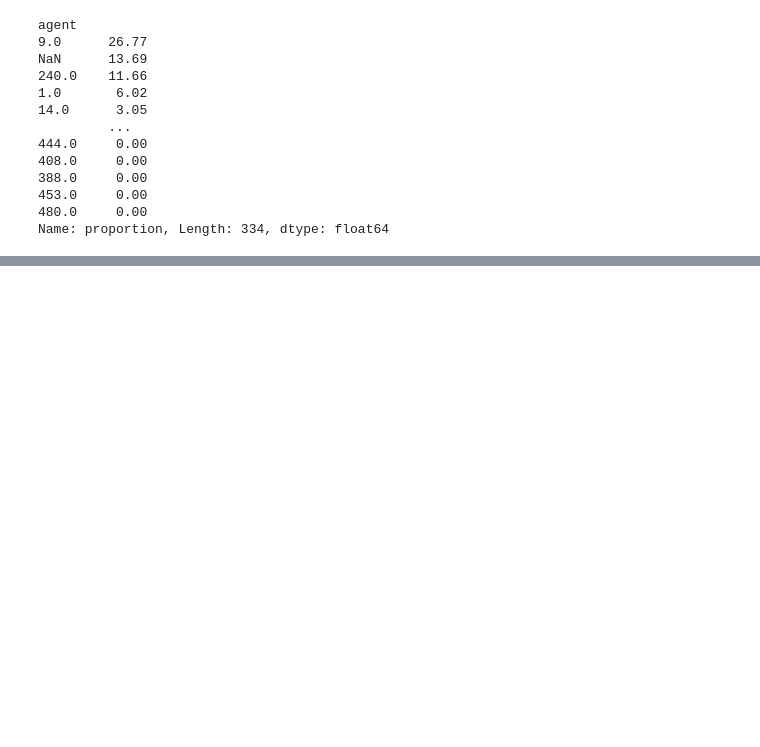
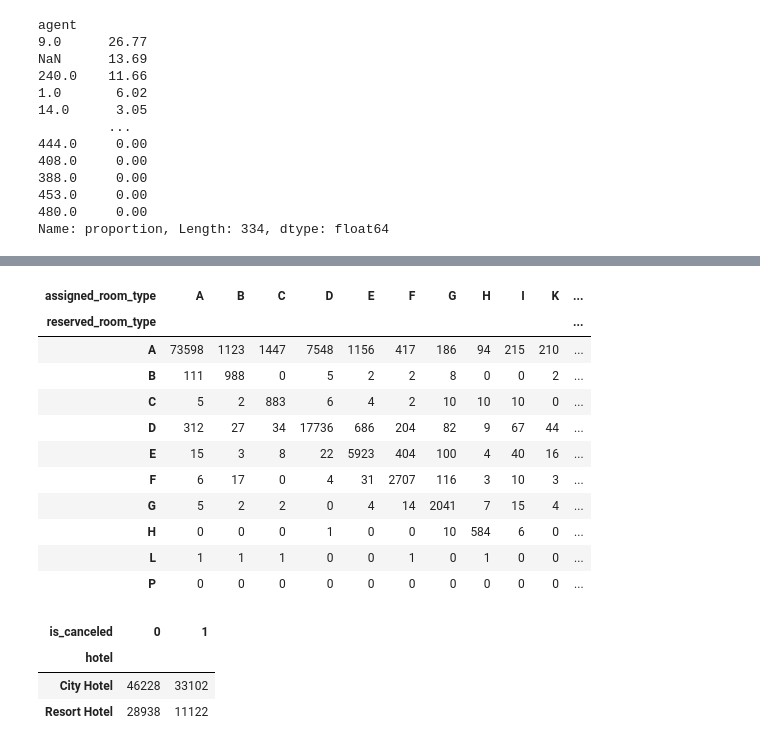
Before and after one commit to Gustazx22/projetodataset, a Jupyter notebook: projeto.ipynb, the cells around one changed output, grey strips where cells are left out. Saved outputs shown, nothing was run; the diff lists cells and outputs as text; code cells hidden in the pictures; blank space fills up the shorter version.

```diff
--- a/projeto.ipynb
+++ b/projeto.ipynb
@@ -213,0 +273,22 @@ Name: proportion, Length: 334, dtype: float64
+# %%
+pd.crosstab(df["reserved_room_type"], df["assigned_room_type"])
+# %% [output]
+| assigned_room_type | A | B | C | D | E | F | G | H | I | K | ... |
+| reserved_room_type |  |  |  |  |  |  |  |  |  |  | ... |
+| A | 73598 | 1123 | 1447 | 7548 | 1156 | 417 | 186 | 94 | 215 | 210 | ... |
+| B | 111 | 988 | 0 | 5 | 2 | 2 | 8 | 0 | 0 | 2 | ... |
+| C | 5 | 2 | 883 | 6 | 4 | 2 | 10 | 10 | 10 | 0 | ... |
+| D | 312 | 27 | 34 | 17736 | 686 | 204 | 82 | 9 | 67 | 44 | ... |
+| E | 15 | 3 | 8 | 22 | 5923 | 404 | 100 | 4 | 40 | 16 | ... |
+| F | 6 | 17 | 0 | 4 | 31 | 2707 | 116 | 3 | 10 | 3 | ... |
+| G | 5 | 2 | 2 | 0 | 4 | 14 | 2041 | 7 | 15 | 4 | ... |
+| H | 0 | 0 | 0 | 1 | 0 | 0 | 10 | 584 | 6 | 0 | ... |
+| L | 1 | 1 | 1 | 0 | 0 | 1 | 0 | 1 | 0 | 0 | ... |
+| P | 0 | 0 | 0 | 0 | 0 | 0 | 0 | 0 | 0 | 0 | ... |
+# %%
+pd.crosstab(df["hotel"], df["is_canceled"])
+# %% [output]
+| is_canceled | 0 | 1 |
+| hotel |  |  |
+| City Hotel | 46228 | 33102 |
+| Resort Hotel | 28938 | 11122 |
```
Also changed, not shown: parts of 56 cells of this notebook.
